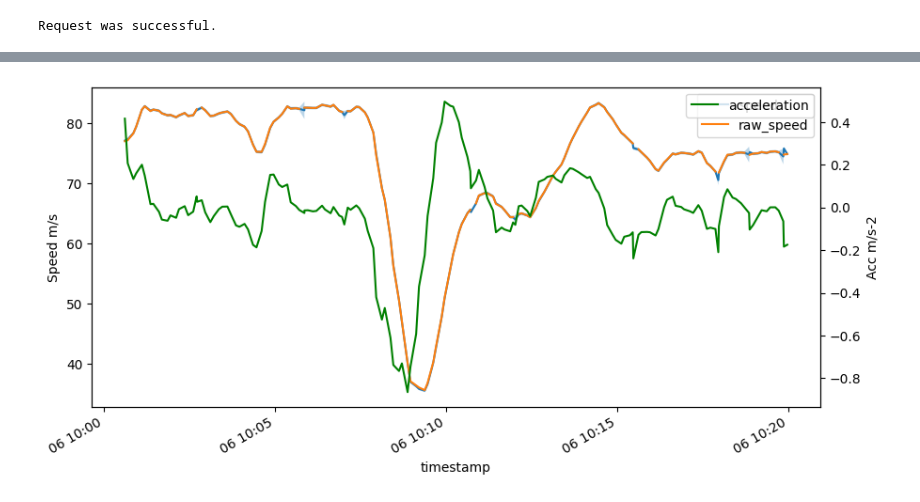
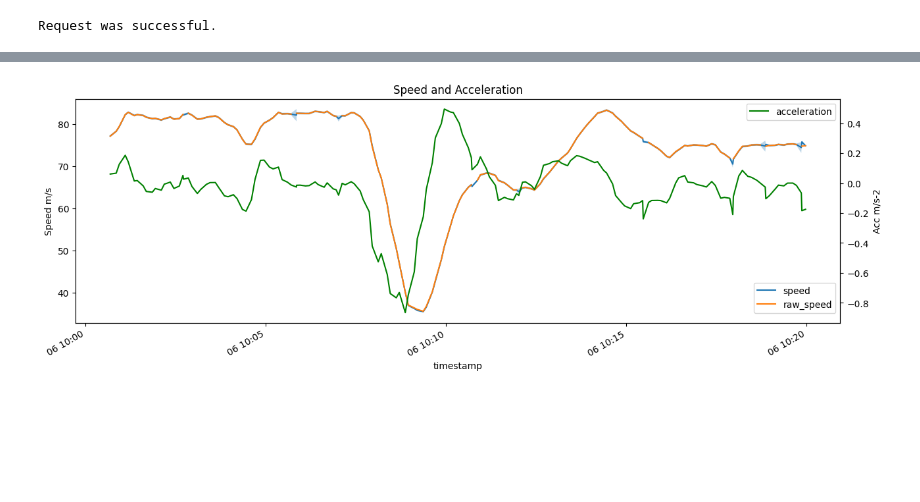
Before and after one commit to liuh886/redblue, a Jupyter notebook: 06_feb_connection.ipynb, the cells around one changed output, grey strips where cells are left out. Saved outputs shown, nothing was run; the diff lists cells and outputs as text; code cells hidden in the pictures; blank space fills up the shorter version.

```diff
--- a/06_feb_connection.ipynb
+++ b/06_feb_connection.ipynb
@@ -91,24 +103,27 @@ df[df['sensor_type'] == 'Beacon']
 # %%
 import pandas as pd
 import matplotlib.pyplot as plt
 
-n = 4  # start
-m = 169 # end
+# Your existing code
+n=5
+m=200
 
-fig, ax1 = plt.subplots(figsize=(10, 5))  # Create a figure and axes for the primary plot
-ax2 = ax1.twinx()  # Create a secondary y-axis
+fig, ax1 = plt.subplots(figsize=(15, 5))
+ax2 = ax1.twinx()
 df['speed_sde'] = np.sqrt(df['cov_speed'])
 
-df.iloc[n:m].plot(x='timestamp', y=['speed', 'raw_speed'], kind='line', ax=ax1)  # Plot speed and raw_speed on the primary y-axis
-
-# Plot the fill in between speed and cov_speed
+df.iloc[n:m].plot(x='timestamp', y=['speed', 'raw_speed'], kind='line', ax=ax1)
 ax1.fill_between(df['timestamp'].iloc[n:m], df['speed'].iloc[n:m] - 0.5 * df['speed_sde'].iloc[n:m], df['speed'].iloc[n:m] + 0.5 * df['speed_sde'].iloc[n:m], alpha=0.3)
 
-df.iloc[n:m].plot(x='timestamp', y=['acceleration'], kind='line', ax=ax2, color='green')  # Plot speed and raw_speed on the primary y-axis
+df.iloc[n:m].plot(x='timestamp', y=['acceleration'], kind='line', ax=ax2, color='green')
 
-ax1.set_ylabel('Speed m/s')  # Set label for the primary y-axis
-ax2.set_ylabel('Acc m/s-2')  # Set label for the secondary y-axis
+ax1.set_ylabel('Speed m/s')
+ax2.set_ylabel('Acc m/s-2')
 
-plt.show()  # Display the plot
+# Adjust the legend location
+ax1.legend(loc='upper right', bbox_to_anchor=(1, 0.2))
+ax1.title.set_text('Speed and Acceleration')
+
+plt.show()
 # %% [output]
-[figure, old version]
+[figure, new version]
```
Also changed, not shown: parts of 8 cells of this notebook, 7 other files.
